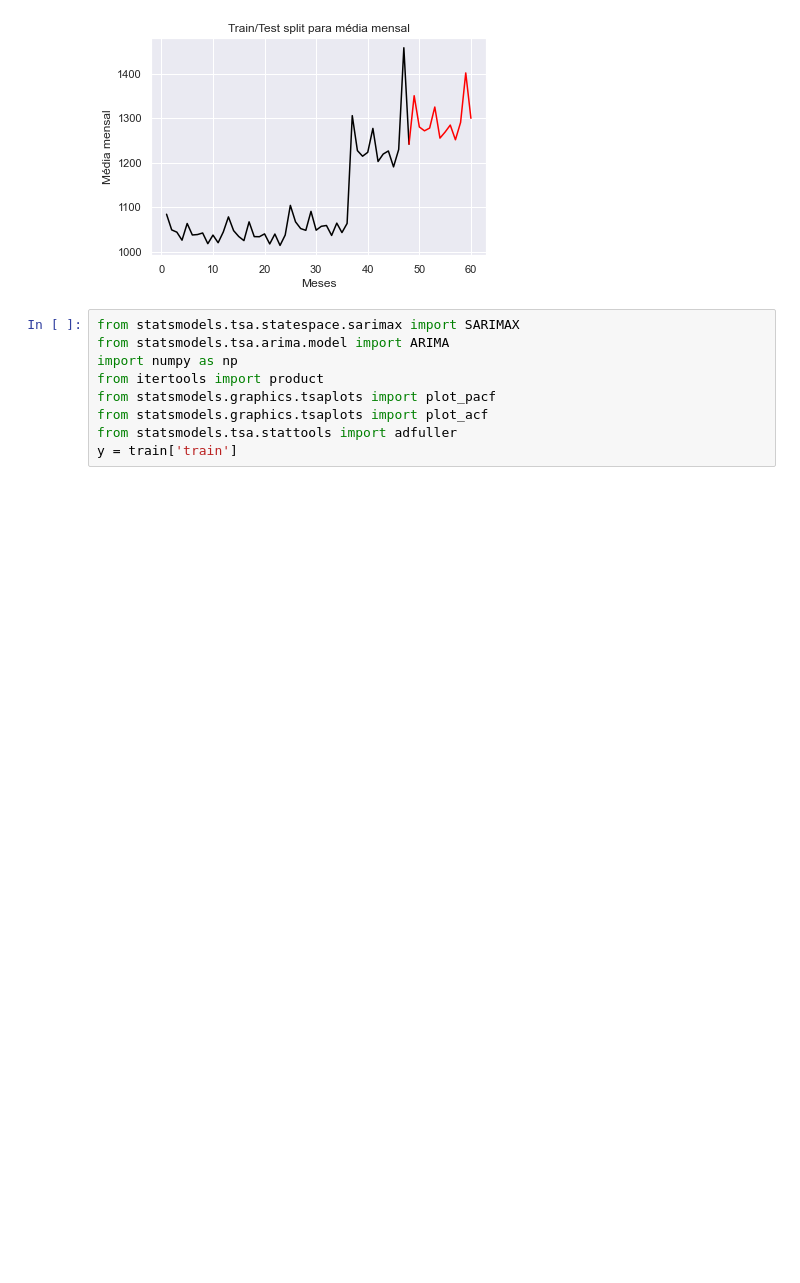
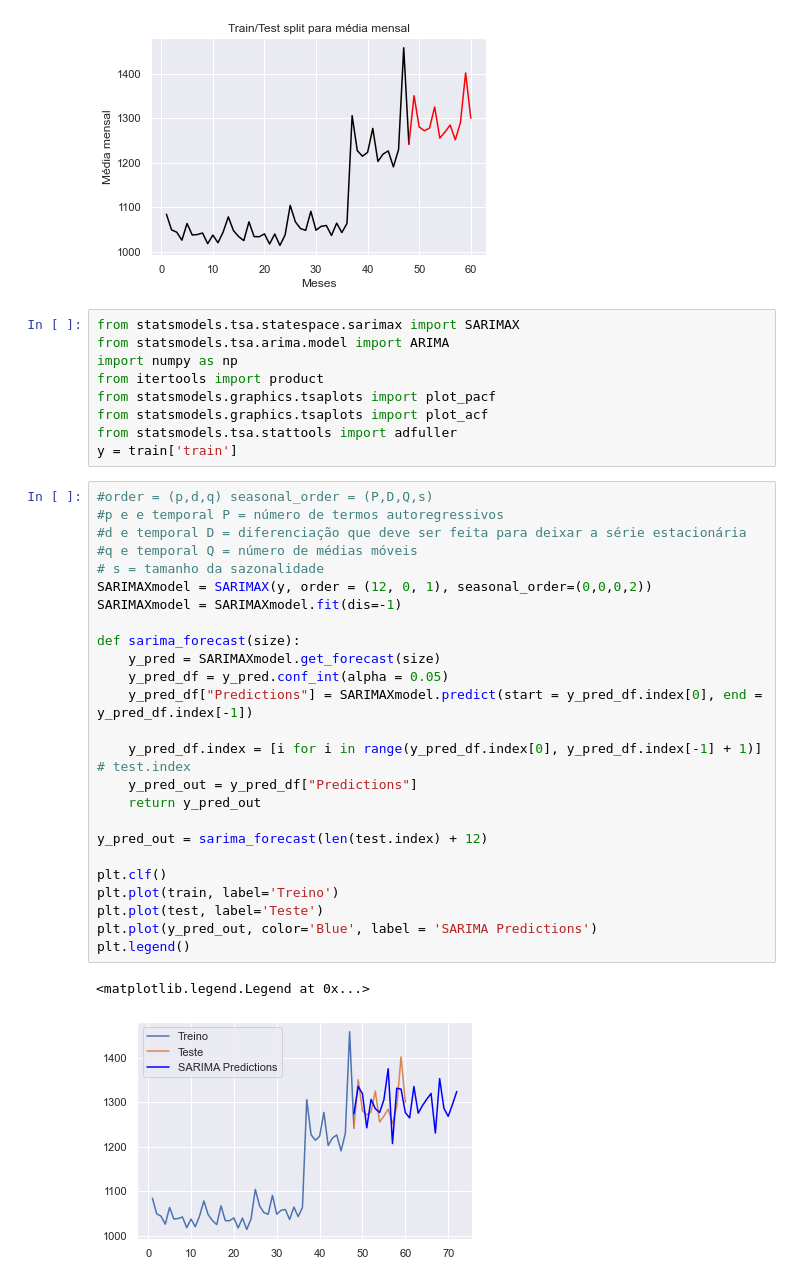
Before and after one commit to ghastcmd/data-science-project, a Jupyter notebook: Projeto.ipynb, the cells around one changed output. Saved outputs shown, nothing was run; the diff lists cells and outputs as text; blank space fills up the shorter version.

Commit message:
Added retirement prediction

```diff
--- a/Projeto.ipynb
+++ b/Projeto.ipynb
@@ -451,3 +441,31 @@ from statsmodels.graphics.tsaplots import plot_pacf
 from statsmodels.graphics.tsaplots import plot_acf
 from statsmodels.tsa.stattools import adfuller
 y = train['train']
+# %%
+#order = (p,d,q) seasonal_order = (P,D,Q,s)
+#p e e temporal P = número de termos autoregressivos
+#d e temporal D = diferenciação que deve ser feita para deixar a série estacionária
+#q e temporal Q = número de médias móveis
+# s = tamanho da sazonalidade
+SARIMAXmodel = SARIMAX(y, order = (12, 0, 1), seasonal_order=(0,0,0,2))
+SARIMAXmodel = SARIMAXmodel.fit(dis=-1)
+
+def sarima_forecast(size):
+    y_pred = SARIMAXmodel.get_forecast(size)
+    y_pred_df = y_pred.conf_int(alpha = 0.05)
+    y_pred_df["Predictions"] = SARIMAXmodel.predict(start = y_pred_df.index[0], end = y_pred_df.index[-1])
+
+    y_pred_df.index = [i for i in range(y_pred_df.index[0], y_pred_df.index[-1] + 1)] # test.index
+    y_pred_out = y_pred_df["Predictions"]
+    return y_pred_out
+
+y_pred_out = sarima_forecast(len(test.index) + 12)
+
+plt.clf()
+plt.plot(train, label='Treino')
+plt.plot(test, label='Teste')
+plt.plot(y_pred_out, color='Blue', label = 'SARIMA Predictions')
+plt.legend()
+# %% [output]
+<matplotlib.legend.Legend at 0x...>
+[figure, added]
```
Also changed, not shown: parts of 17 cells of this notebook.
